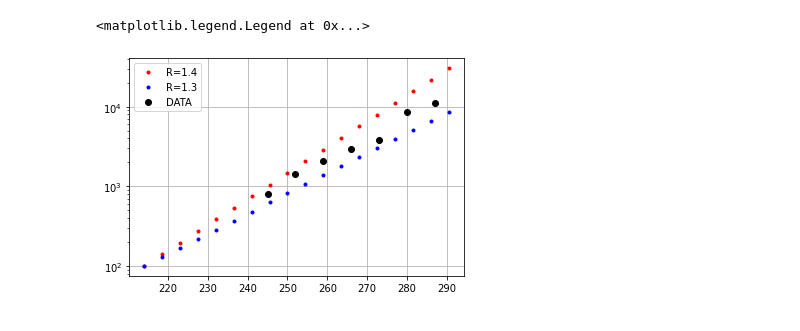
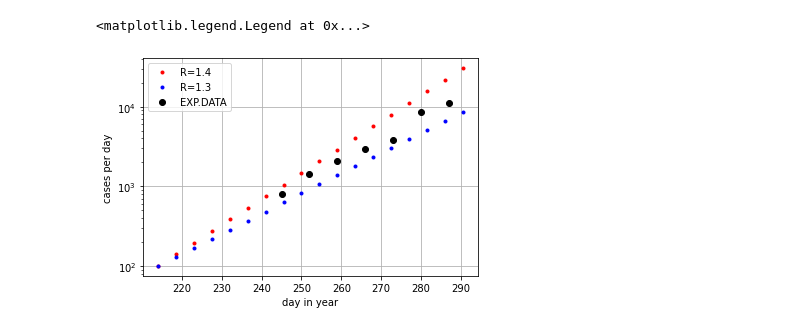
Before and after one commit to jaromrax/R-number-notebook, a Jupyter notebook: r_number.ipynb, the cells around one changed output. Saved outputs shown, nothing was run; the diff lists cells and outputs as text; code cells hidden in the pictures.

```diff
--- a/r_number.ipynb
+++ b/r_number.ipynb
@@ -22,32 +96,35 @@ N0 = 100    # infected  in day 1
 T0 = 214    # day 1
 
 def get_curve(R,F,N0,T0):
     """
     recursively calculate number of new cases
     """
     global POINTS
     x=np.arange(POINTS)
     x= F*x + T0
     y = []
     for i in range(len(x)):
         if i>0:
             y.append( R * y[i-1] )
         else:
             y.append(N0)
     return x,y
 
 
 # FIRST SHOT - LIMITS
 x0,y0 = get_curve(R  ,F,     N0,T0)
 x1,y1 = get_curve(R-0.1,F,  N0,T0)
 
 plt.plot(x0,y0,"r.", label="R=1.4")
 plt.plot(x1,y1,"b.", label="R=1.3")
-plt.plot(xe,ye,"ko", label="DATA")
+plt.plot(xe,ye,"ko", label="EXP.DATA")
 
 plt.yscale("log")
 plt.grid()
+plt.xlabel("day in year")
+plt.ylabel("cases per day")
+
 plt.legend()
 # %% [output]
 <matplotlib.legend.Legend at 0x...>
-[figure, old version]
+[figure, new version]
```
Also changed, not shown: parts of 7 cells of this notebook.
